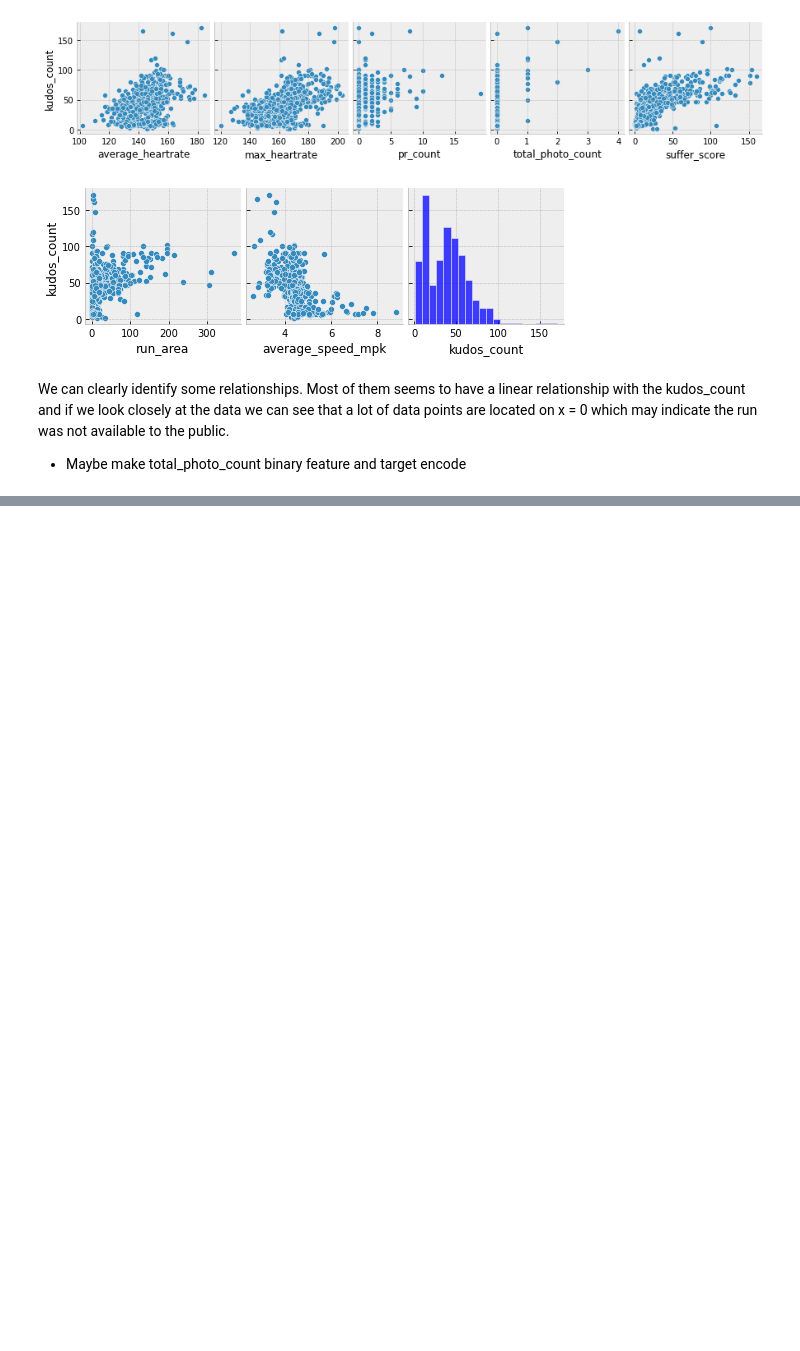
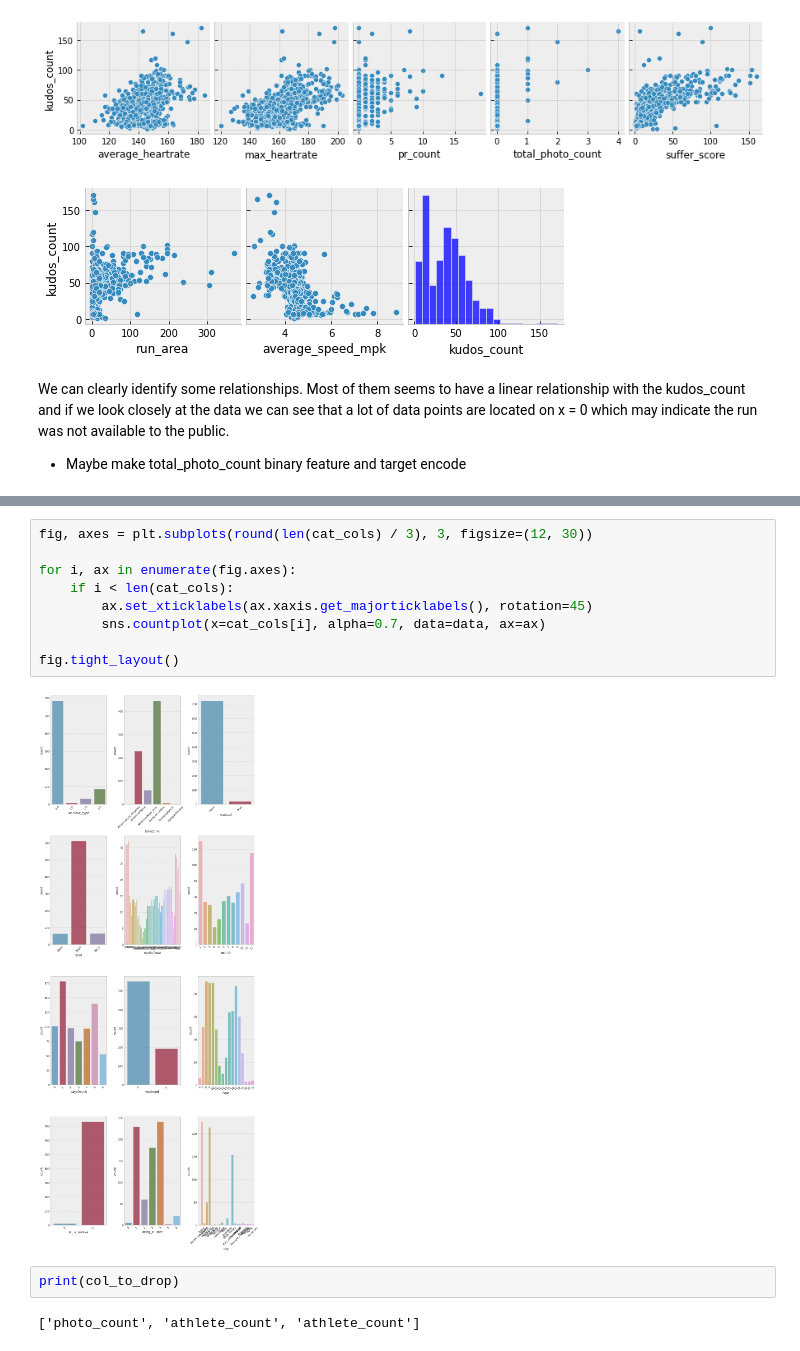
Before and after one commit to jackmleitch/StravaKudos, a Jupyter notebook: notebooks/EDA.ipynb, the cells around one changed output, grey strips where cells are left out. Saved outputs shown, nothing was run; the diff lists cells and outputs as text; blank space fills up the shorter version.

```diff
--- a/notebooks/EDA.ipynb
+++ b/notebooks/EDA.ipynb
@@ -285,0 +376,15 @@ We can clearly identify some relationships. Most of them seems to have a linear
+# %%
+fig, axes = plt.subplots(round(len(cat_cols) / 3), 3, figsize=(12, 30))
+
+for i, ax in enumerate(fig.axes):
+    if i < len(cat_cols):
+        ax.set_xticklabels(ax.xaxis.get_majorticklabels(), rotation=45)
+        sns.countplot(x=cat_cols[i], alpha=0.7, data=data, ax=ax)
+
+fig.tight_layout()
+# %% [output]
+[figure, added]
+# %%
+print(col_to_drop)
+# %% [output]
+['photo_count', 'athlete_count', 'athlete_count']
```
Also changed, not shown: parts of 13 cells of this notebook, 7 other files.
